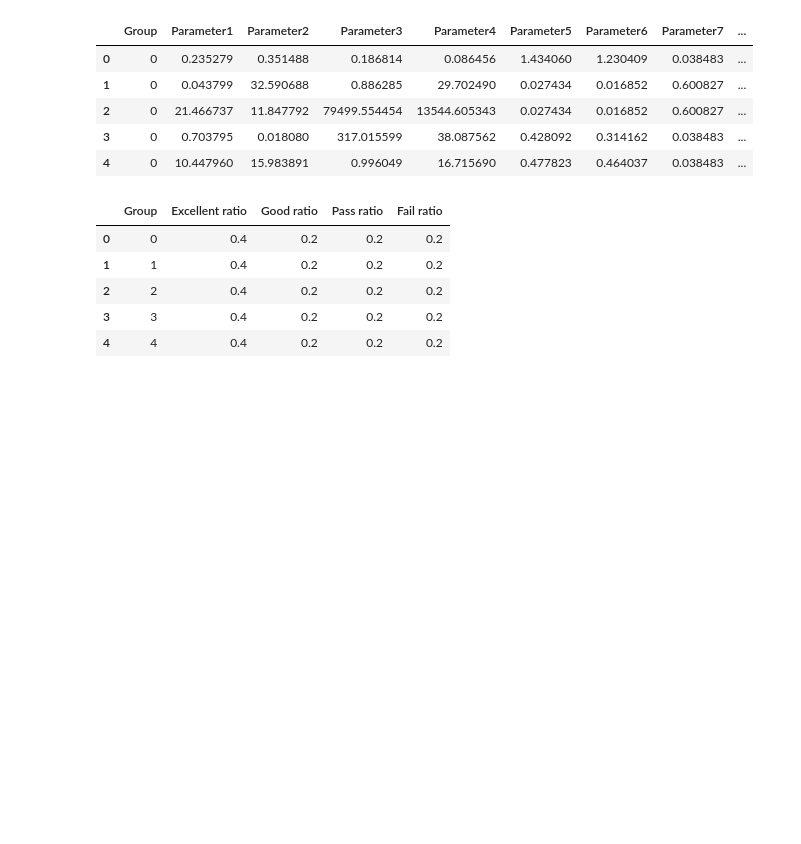
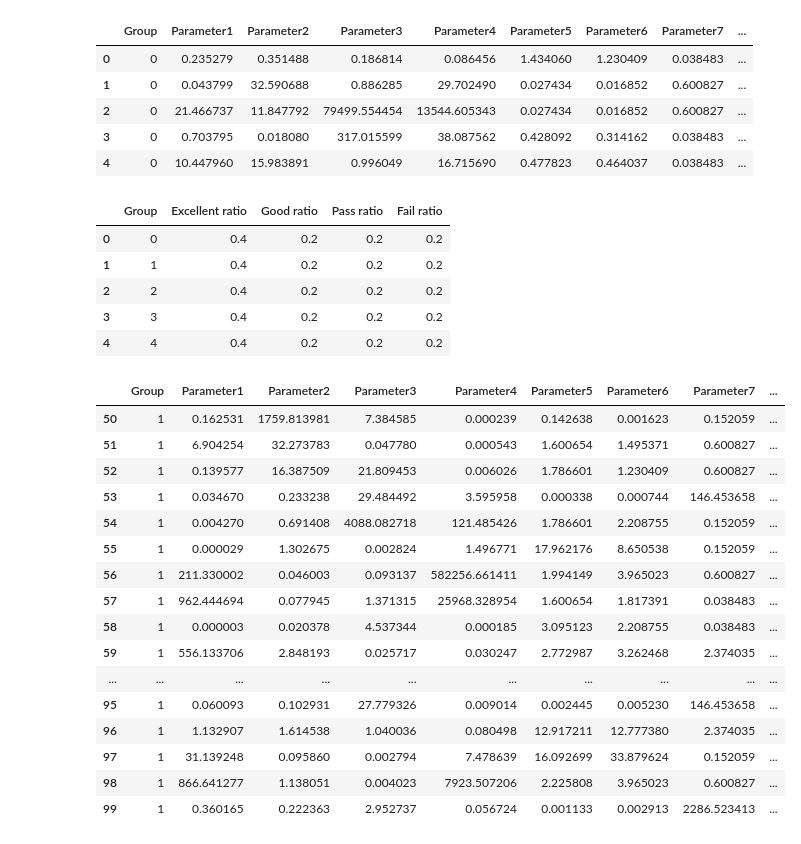
Before and after one commit to elgong/ccf-BDCI-2019-SIEMENS, a Jupyter notebook: code.ipynb, the cells around one changed output. Drawn from its saved outputs; the diff is of its cells as text; code cells hidden in the pictures; blank space fills up the shorter version.

```diff
--- a/code.ipynb
+++ b/code.ipynb
@@ -347,6 +348,27 @@ for i in group_list:
     Pass = len(tmp[tmp[0]==1])/50.0
     Fail = len(tmp[tmp[0]==0])/50.0
     submit_csv[submit_csv["Group"]==i] = [i, Excellent, Good, Pass, Fail]
+# %%
+tmp = g.get_group(1)
+tmp
+# %% [output]
+|  | Group | Parameter1 | Parameter2 | Parameter3 | Parameter4 | Parameter5 | Parameter6 | Parameter7 | ... |
+| 50 | 1 | 0.162531 | 1759.813981 | 7.384585 | 0.000239 | 0.142638 | 0.001623 | 0.152059 | ... |
+| 51 | 1 | 6.904254 | 32.273783 | 0.047780 | 0.000543 | 1.600654 | 1.495371 | 0.600827 | ... |
+| 52 | 1 | 0.139577 | 16.387509 | 21.809453 | 0.006026 | 1.786601 | 1.230409 | 0.600827 | ... |
+| 53 | 1 | 0.034670 | 0.233238 | 29.484492 | 3.595958 | 0.000338 | 0.000744 | 146.453658 | ... |
+| 54 | 1 | 0.004270 | 0.691408 | 4088.082718 | 121.485426 | 1.786601 | 2.208755 | 0.152059 | ... |
+| 55 | 1 | 0.000029 | 1.302675 | 0.002824 | 1.496771 | 17.962176 | 8.650538 | 0.152059 | ... |
+| 56 | 1 | 211.330002 | 0.046003 | 0.093137 | 582256.661411 | 1.994149 | 3.965023 | 0.600827 | ... |
+| 57 | 1 | 962.444694 | 0.077945 | 1.371315 | 25968.328954 | 1.600654 | 1.817391 | 0.038483 | ... |
+| 58 | 1 | 0.000003 | 0.020378 | 4.537344 | 0.000185 | 3.095123 | 2.208755 | 0.038483 | ... |
+| 59 | 1 | 556.133706 | 2.848193 | 0.025717 | 0.030247 | 2.772987 | 3.262468 | 2.374035 | ... |
+| ... | ... | ... | ... | ... | ... | ... | ... | ... | ... |
+| 95 | 1 | 0.060093 | 0.102931 | 27.779326 | 0.009014 | 0.002445 | 0.005230 | 146.453658 | ... |
+| 96 | 1 | 1.132907 | 1.614538 | 1.040036 | 0.080498 | 12.917211 | 12.777380 | 2.374035 | ... |
+| 97 | 1 | 31.139248 | 0.095860 | 0.002794 | 7.478639 | 16.092699 | 33.879624 | 0.152059 | ... |
+| 98 | 1 | 866.641277 | 1.138051 | 0.004023 | 7923.507206 | 2.225808 | 3.965023 | 0.600827 | ... |
+| 99 | 1 | 0.360165 | 0.222363 | 2.952737 | 0.056724 | 0.001133 | 0.002913 | 2286.523413 | ... |
 # %%
 submit_csv.head()
 # %% [output]
```
Also changed, not shown: parts of 16 cells of this notebook, 7 other files.
